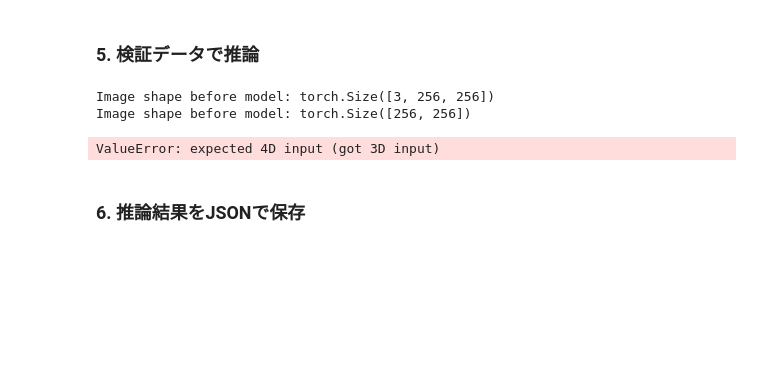
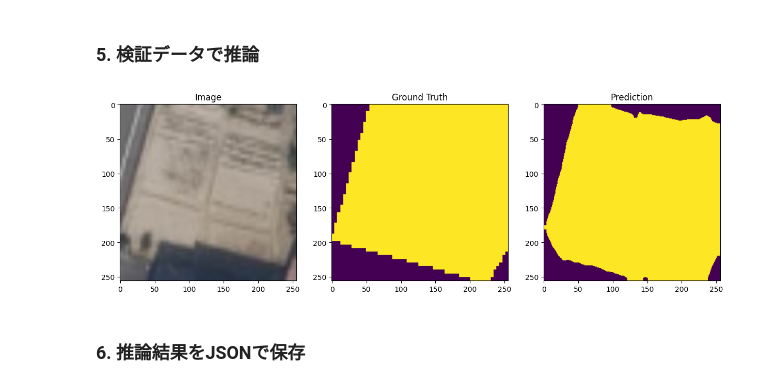
Before and after one commit to kmmr119/detect-emptylots, a Jupyter notebook: notebooks/main.ipynb, the cells around one changed output. Drawn from its saved outputs; the diff is of its cells as text; code cells hidden in the pictures; blank space fills up the shorter version.

```diff
--- a/notebooks/main.ipynb
+++ b/notebooks/main.ipynb
@@ -75,6 +76,14 @@ from torch.utils.data import DataLoader
 train_loader = DataLoader(train_dataset, batch_size=4, shuffle=True)
 val_loader = DataLoader(val_dataset, batch_size=4, shuffle=False)
 
-num_epochs = 5
+num_epochs = 10
 model, history = train_model(model, train_loader, val_loader, num_epochs=num_epochs, device=device)
+
+# モデルの保存
+model_path = "../model.pth"
+torch.save(model.state_dict(), model_path) # モデルの state_dict（重み）を保存
+
+# 学習履歴の保存
+history_path = "../history.pth"
+torch.save(history, 'history.pth')
 # %% [output]
@@ -82,29 +104,30 @@ NameError: name 'model' is not defined
+# %%
+# モデルの読み込み
+model_path = "../model.pth"
+model.load_state_dict(torch.load(model_path))
+
+# 学習履歴の読み込み
+history_path = "../history.pth"
+history = torch.load('history.pth')
 # %% [markdown]
 ### 5. 検証データで推論
-# %%
-val_img, val_mask = val_dataset[0]
-print("Image shape before model:", val_img.shape)
-print("Image shape before model:", val_mask.shape)
-# %% [output]
-Image shape before model: torch.Size([3, 256, 256])
-Image shape before model: torch.Size([256, 256])
 # %%
 val_img, val_mask = val_dataset[0]
 pred_mask = inference(model, val_img, device=device)
 
 plt.figure(figsize=(15,5))
 plt.subplot(1,3,1)
 plt.title("Image")
-plt.imshow(val_img)
+plt.imshow(val_img.permute(1, 2, 0).cpu().numpy()) # 画像を(H, W, C)に戻す
 plt.subplot(1,3,2)
 plt.title("Ground Truth")
 plt.imshow(val_mask)
 plt.subplot(1,3,3)
 plt.title("Prediction")
 plt.imshow(pred_mask)
 plt.show()
 # %% [output]
-ValueError: expected 4D input (got 3D input)
+[figure, added]
 # %% [markdown]
 ### 6. 推論結果をJSONで保存
 # %%
```
Also changed, not shown: parts of 5 cells of this notebook, 3 other files.
